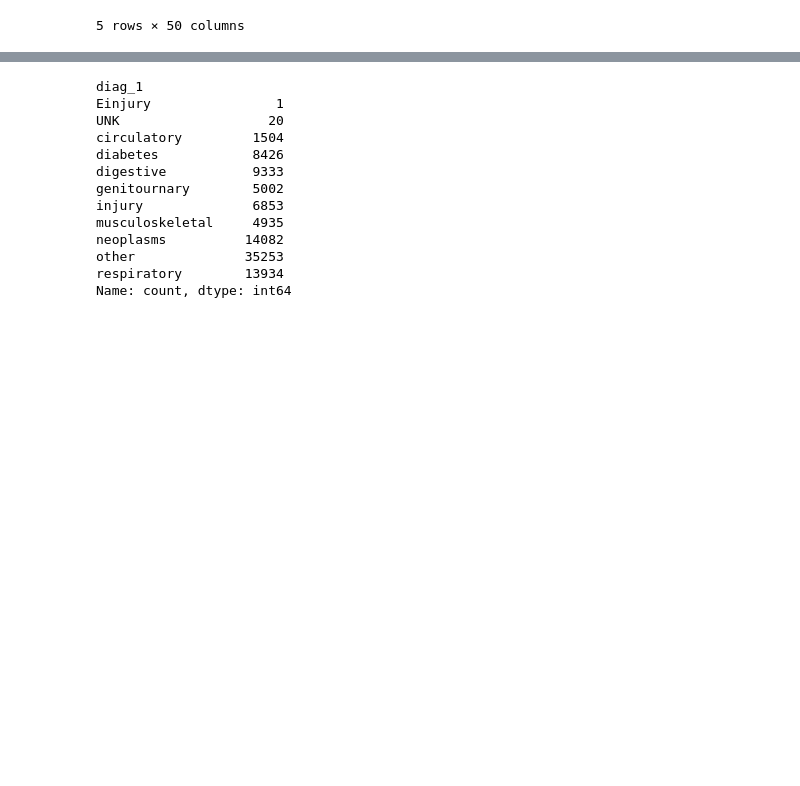
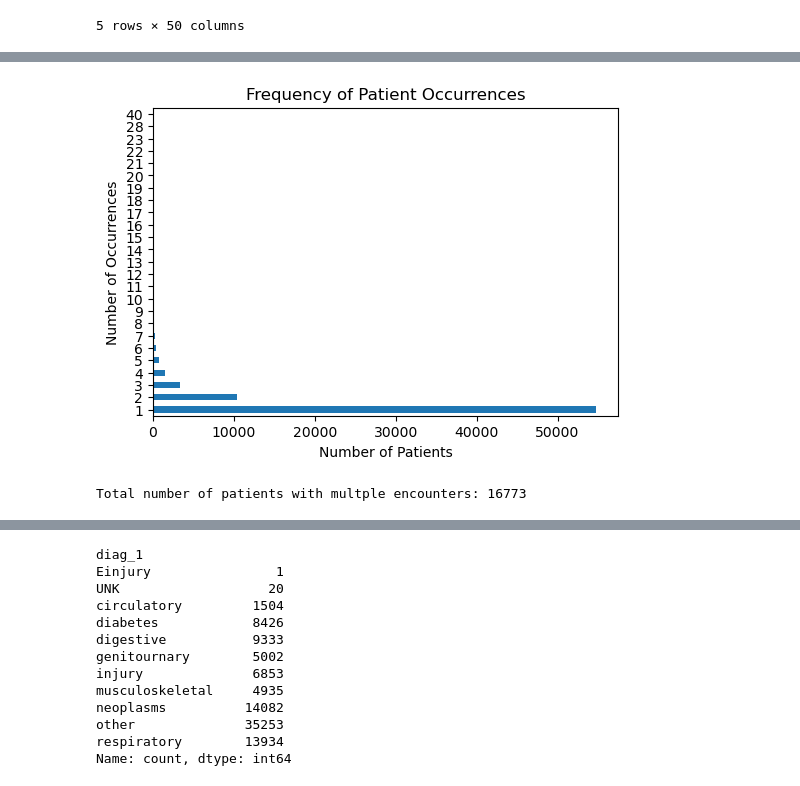
Before and after one commit to stevenworthington/cs109a_final_project, a Jupyter notebook: code/preprocessing.ipynb, the cells around one changed output, grey strips where cells are left out. Drawn from its saved outputs; the diff is of its cells as text; code cells hidden in the pictures; blank space fills up the shorter version.

```diff
--- a/code/preprocessing.ipynb
+++ b/code/preprocessing.ipynb
@@ -17,0 +78,19 @@ df_encounters.head()
+# %%
+# calculate the frequency of each 'patient_id'
+id_counts = df_encounters['patient_nbr'].value_counts()
+# count how many 'patient_id's occur for each frequency
+frequency_counts = id_counts.value_counts().sort_index()
+
+plt.figure(figsize=(6,4))
+frequency_counts.plot(kind='barh')
+plt.ylabel('Number of Occurrences')
+plt.xlabel('Number of Patients')
+plt.title('Frequency of Patient Occurrences');
+# %% [output]
+[figure, added]
+# %%
+# group by 'patient_id' and filter out those with only one encounter
+multiple_encounters = df_encounters.groupby('patient_nbr').filter(lambda x: len(x) > 1)
+print(f"Total number of patients with multple encounters: {multiple_encounters['patient_nbr'].nunique()}")
+# %% [output]
+Total number of patients with multple encounters: 16773
```
Also changed, not shown: parts of 18 cells of this notebook.
